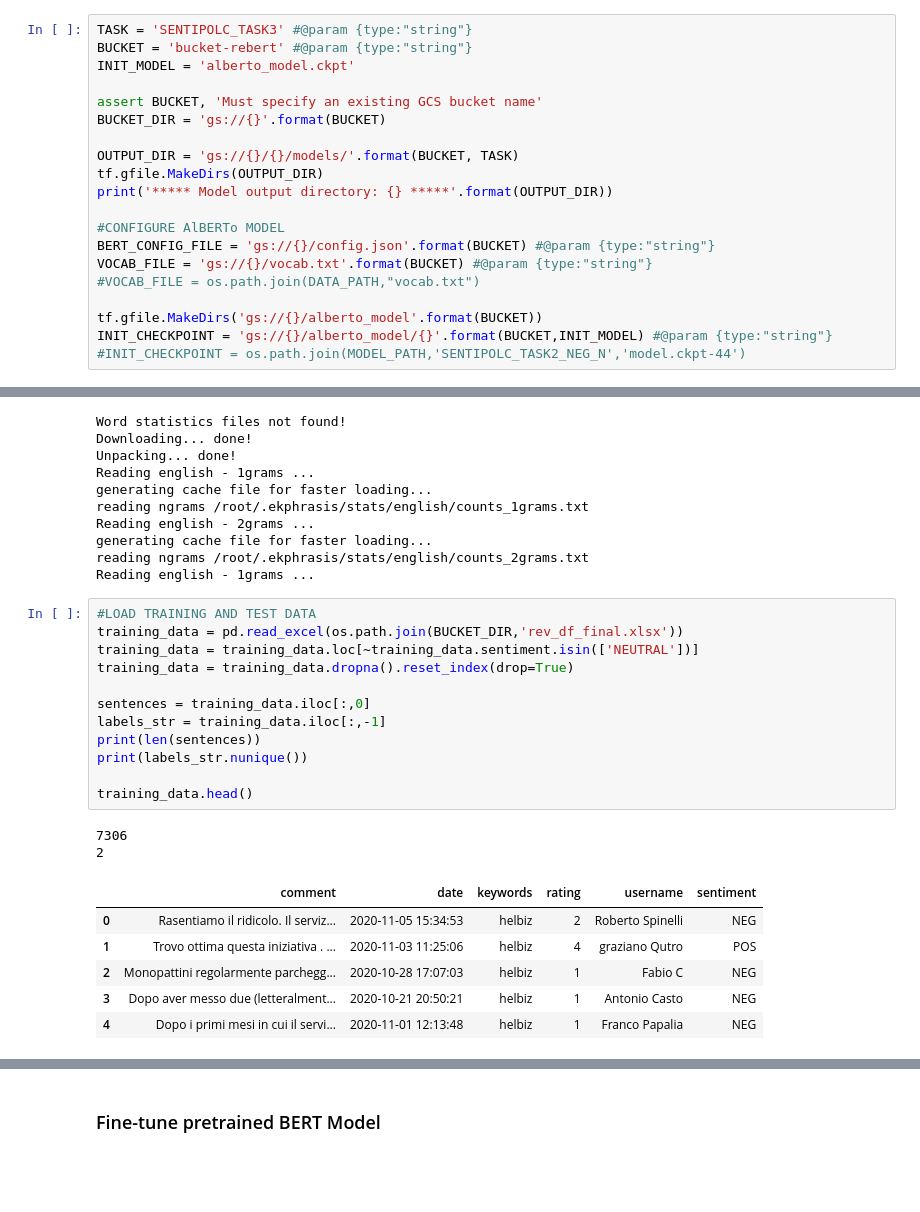
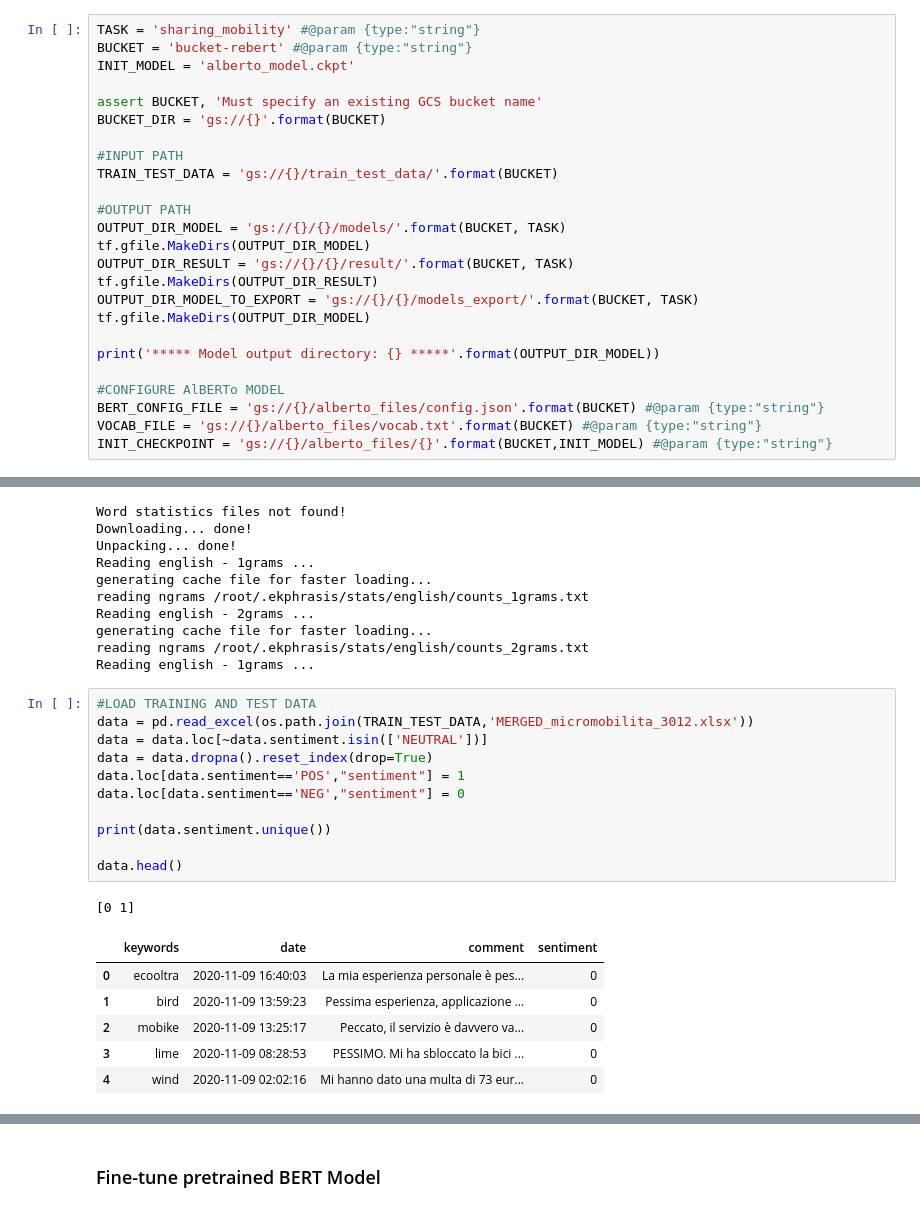
Before and after one commit to cedoard/fine_tuned_bert, a Jupyter notebook: notebooks/AlBERTo_End_to_End_(Fine_tuning_+_Predicting)_with_Cloud_TPU_Sentence_Classification_Tasks.ipynb, the cells around one changed output, grey strips where cells are left out. Drawn from its saved outputs; the diff is of its cells as text; blank space fills up the shorter version.

```diff
--- a/notebooks/AlBERTo_End_to_End_(Fine_tuning_+_Predicting)_with_Cloud_TPU_Sentence_Classification_Tasks.ipynb
+++ b/notebooks/AlBERTo_End_to_End_(Fine_tuning_+_Predicting)_with_Cloud_TPU_Sentence_Classification_Tasks.ipynb
@@ -178,23 +142,28 @@ MODEL_PATH = "/content/drive/My Drive/Colab Notebooks/model/"
 # %% [output]
 Mounted at /content/drive
 # %%
-TASK = 'SENTIPOLC_TASK3' #@param {type:"string"}
+TASK = 'sharing_mobility' #@param {type:"string"}
 BUCKET = 'bucket-rebert' #@param {type:"string"}
 INIT_MODEL = 'alberto_model.ckpt'
 
 assert BUCKET, 'Must specify an existing GCS bucket name'
 BUCKET_DIR = 'gs://{}'.format(BUCKET)
 
-OUTPUT_DIR = 'gs://{}/{}/models/'.format(BUCKET, TASK)
-tf.gfile.MakeDirs(OUTPUT_DIR)
-print('***** Model output directory: {} *****'.format(OUTPUT_DIR))
+#INPUT PATH
+TRAIN_TEST_DATA = 'gs://{}/train_test_data/'.format(BUCKET)
+
+#OUTPUT PATH
+OUTPUT_DIR_MODEL = 'gs://{}/{}/models/'.format(BUCKET, TASK)
+tf.gfile.MakeDirs(OUTPUT_DIR_MODEL)
+OUTPUT_DIR_RESULT = 'gs://{}/{}/result/'.format(BUCKET, TASK)
+tf.gfile.MakeDirs(OUTPUT_DIR_RESULT)
+OUTPUT_DIR_MODEL_TO_EXPORT = 'gs://{}/{}/models_export/'.format(BUCKET, TASK)
+tf.gfile.MakeDirs(OUTPUT_DIR_MODEL)
+
+print('***** Model output directory: {} *****'.format(OUTPUT_DIR_MODEL))
 
 #CONFIGURE AlBERTo MODEL
-BERT_CONFIG_FILE = 'gs://{}/config.json'.format(BUCKET) #@param {type:"string"}
-VOCAB_FILE = 'gs://{}/vocab.txt'.format(BUCKET) #@param {type:"string"}
-#VOCAB_FILE = os.path.join(DATA_PATH,"vocab.txt")
-
-tf.gfile.MakeDirs('gs://{}/alberto_model'.format(BUCKET))
-INIT_CHECKPOINT = 'gs://{}/alberto_model/{}'.format(BUCKET,INIT_MODEL) #@param {type:"string"}
-#INIT_CHECKPOINT = os.path.join(MODEL_PATH,'SENTIPOLC_TASK2_NEG_N','model.ckpt-44')
+BERT_CONFIG_FILE = 'gs://{}/alberto_files/config.json'.format(BUCKET) #@param {type:"string"}
+VOCAB_FILE = 'gs://{}/alberto_files/vocab.txt'.format(BUCKET) #@param {type:"string"}
+INIT_CHECKPOINT = 'gs://{}/alberto_files/{}'.format(BUCKET,INIT_MODEL) #@param {type:"string"}
 # %% [output]
@@ -296,22 +246,20 @@ reading ngrams /root/.ekphrasis/stats/english/counts_2grams.txt
 Reading english - 1grams ...
 # %%
 #LOAD TRAINING AND TEST DATA
-training_data = pd.read_excel(os.path.join(BUCKET_DIR,'rev_df_final.xlsx'))
-training_data = training_data.loc[~training_data.sentiment.isin(['NEUTRAL'])]
-training_data = training_data.dropna().reset_index(drop=True)
+data = pd.read_excel(os.path.join(TRAIN_TEST_DATA,'MERGED_micromobilita_3012.xlsx'))
+data = data.loc[~data.sentiment.isin(['NEUTRAL'])]
+data = data.dropna().reset_index(drop=True)
+data.loc[data.sentiment=='POS',"sentiment"] = 1
+data.loc[data.sentiment=='NEG',"sentiment"] = 0
 
-sentences = training_data.iloc[:,0]
-labels_str = training_data.iloc[:,-1]
-print(len(sentences))
-print(labels_str.nunique())
+print(data.sentiment.unique())
 
-training_data.head()
+data.head()
 # %% [output]
-7306
-2
+[0 1]
-|  | comment | date | keywords | rating | username | sentiment |
-| 0 | Rasentiamo il ridicolo. Il serviz... | 2020-11-05 15:34:53 | helbiz | 2 | Roberto Spinelli | NEG |
-| 1 | Trovo ottima questa iniziativa . ... | 2020-11-03 11:25:06 | helbiz | 4 | graziano Qutro | POS |
-| 2 | Monopattini regolarmente parchegg... | 2020-10-28 17:07:03 | helbiz | 1 | Fabio C | NEG |
-| 3 | Dopo aver messo due (letteralment... | 2020-10-21 20:50:21 | helbiz | 1 | Antonio Casto | NEG |
-| 4 | Dopo i primi mesi in cui il servi... | 2020-11-01 12:13:48 | helbiz | 1 | Franco Papalia | NEG |
+|  | keywords | date | comment | sentiment |
+| 0 | ecooltra | 2020-11-09 16:40:03 | La mia esperienza personale è pes... | 0 |
+| 1 | bird | 2020-11-09 13:59:23 | Pessima esperienza, applicazione ... | 0 |
+| 2 | mobike | 2020-11-09 13:25:17 | Peccato, il servizio è davvero va... | 0 |
+| 3 | lime | 2020-11-09 08:28:53 | PESSIMO. Mi ha sbloccato la bici ... | 0 |
+| 4 | wind | 2020-11-09 02:02:16 | Mi hanno dato una multa di 73 eur... | 0 |
```
Also changed, not shown: parts of 23 cells of this notebook.
